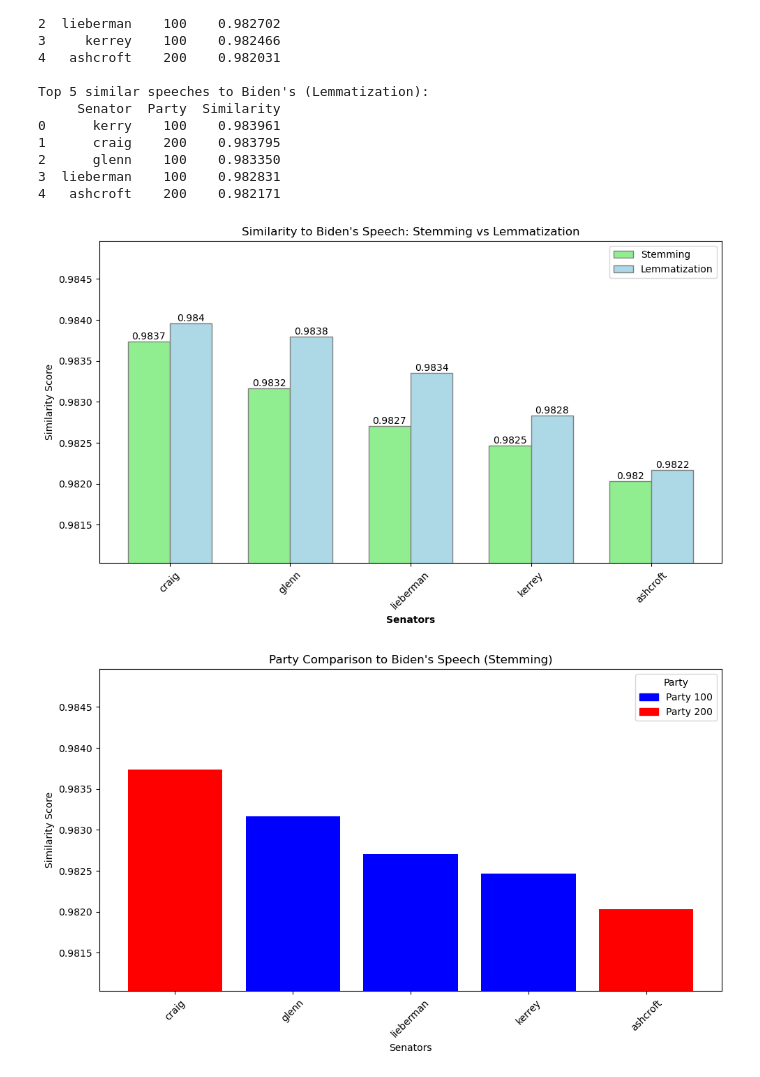
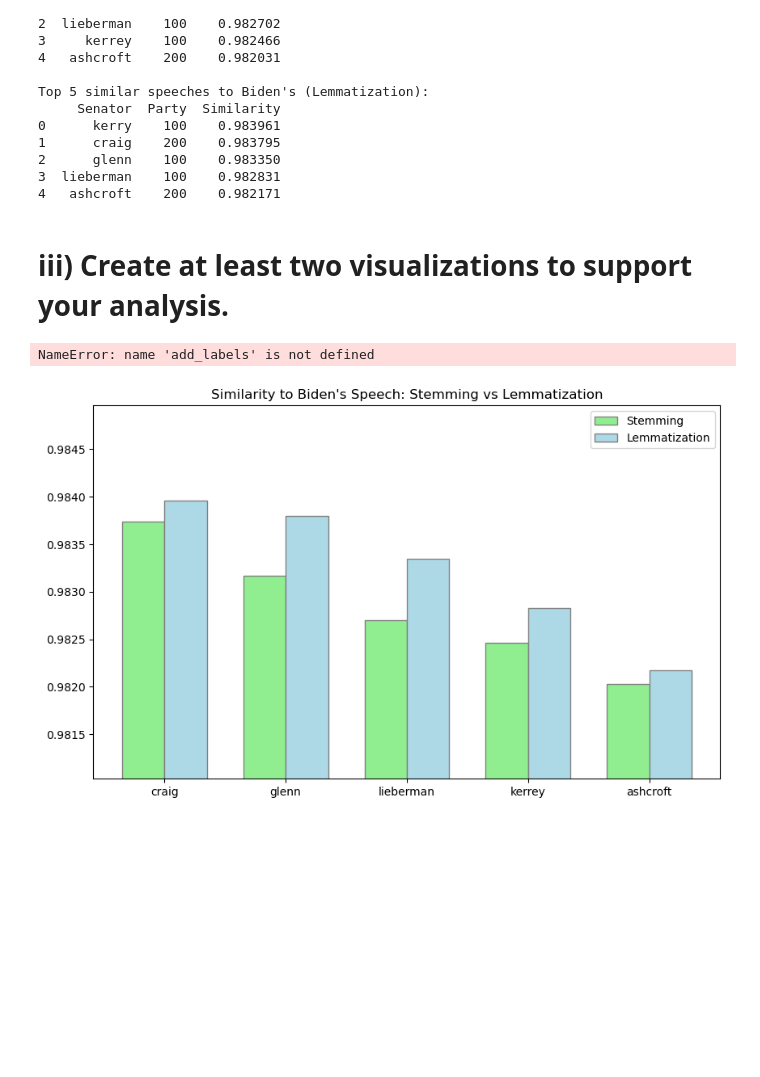
Before and after one commit to Iandrewburg/Text_Analysis, a Jupyter notebook: Assignments/Ian-Brandenburg.ipynb, the cells around one changed output. Saved outputs shown, nothing was run; the diff lists cells and outputs as text; code cells hidden in the pictures; blank space fills up the shorter version.

```diff
--- a/Assignments/Ian-Brandenburg.ipynb
+++ b/Assignments/Ian-Brandenburg.ipynb
@@ -479,84 +287,43 @@ Top 5 similar speeches to Biden's (Lemmatization):
 2      glenn    100    0.983350
 3  lieberman    100    0.982831
 4   ashcroft    200    0.982171
+# %% [markdown]
+# iii) Create at least two visualizations to support your analysis.
 # %%
+import matplotlib.pyplot as plt
+
 # Visualization 1: Comparing Stemming and Lemmatization results with a tighter y-axis
 fig, ax = plt.subplots(figsize=(10, 6))
 # Set position of bar on X axis
 bar_width = 0.35
 r1 = range(len(df_stem))
 r2 = [x + bar_width for x in r1]
 
 # Make the plot
 stem_bars = ax.bar(r1, df_stem['Similarity'], color='lightgreen', width=bar_width, edgecolor='grey', label='Stemming')
 lemmatize_bars = ax.bar(r2, df_lemmatize['Similarity'], color='lightblue', width=bar_width, edgecolor='grey', label='Lemmatization')
 
 # Add xticks on the middle of the group bars
-ax.set_xlabel('Senators', fontweight='bold')
+ax.set_xlabel('')
 ax.set_xticks([r + bar_width/2 for r in range(len(df_stem))])
 ax.set_xticklabels(df_stem['Senator'])
-ax.set_ylabel('Similarity Score')
+ax.set_ylabel('')
 ax.set_title('Similarity to Biden\'s Speech: Stemming vs Lemmatization')
 ax.legend()
 
 # Set y-axis limit to zoom in on the differences
 min_similarity = min(df_stem['Similarity'].min(), df_lemmatize['Similarity'].min())
 max_similarity = max(df_stem['Similarity'].max(), df_lemmatize['Similarity'].max())
 ax.set_ylim([min_similarity - 0.001, max_similarity + 0.001])  # Adjust buffer as needed
 
 # Create labels for the similarities
 add_labels(stem_bars)
 add_labels(lemmatize_bars)
 
 # Show the plot
 plt.xticks(rotation=45)
 plt.tight_layout()
 plt.show()
-
-# Visualization 2: Party Comparison in Stemming with a legend and tighter y-axis
-plt.figure(figsize=(10, 6))
-colors = df_stem['Party'].map({100: 'blue', 200: 'red'})  # Update with actual party colors
-stem_bars = plt.bar(df_stem['Senator'], df_stem['Similarity'], color=colors)
-plt.xlabel('Senators')
-plt.ylabel('Similarity Score')
-plt.title('Party Comparison to Biden\'s Speech (Stemming)')
-
-# Set y-axis limit to zoom in on the differences
-plt.ylim([min_similarity - 0.001, max_similarity + 0.001])  # Adjust buffer as needed
-
-# Add legend manually
-from matplotlib.patches import Patch
-legend_elements = [Patch(facecolor='blue', edgecolor='blue', label='Party 100'),  # Update labels with actual party names
-                   Patch(facecolor='red', edgecolor='red', label='Party 200')]
-plt.legend(handles=legend_elements, title='Party')
-
-# Rotate x-axis labels
-plt.xticks(rotation=45)
-plt.tight_layout()
-plt.show()
-
-
-# Visualization 3: Party Comparison in Stemming with a legend and tighter y-axis
-plt.figure(figsize=(10, 6))
-colors = df_lemmatize['Party'].map({100: 'blue', 200: 'red'})  # Update with actual party colors
-stem_bars = plt.bar(df_lemmatize['Senator'], df_lemmatize['Similarity'], color=colors)
-plt.xlabel('Senators')
-plt.ylabel('Similarity Score')
-plt.title('Party Comparison to Biden\'s Speech (Stemming)')
-
-# Set y-axis limit to zoom in on the differences
-plt.ylim([min_similarity - 0.001, max_similarity + 0.001])  # Adjust buffer as needed
-
-# Add legend manually
-from matplotlib.patches import Patch
-legend_elements = [Patch(facecolor='blue', edgecolor='blue', label='Party 100'),  # Update labels with actual party names
-                   Patch(facecolor='red', edgecolor='red', label='Party 200')]
-plt.legend(handles=legend_elements, title='Party')
-
-# Rotate x-axis labels
-plt.xticks(rotation=45)
-plt.tight_layout()
-plt.show()
 # %% [output]
+NameError: name 'add_labels' is not defined
-[figure, old version]
+[figure, new version]
-[figure, removed]
```
Also changed, not shown: parts of 16 cells of this notebook.
